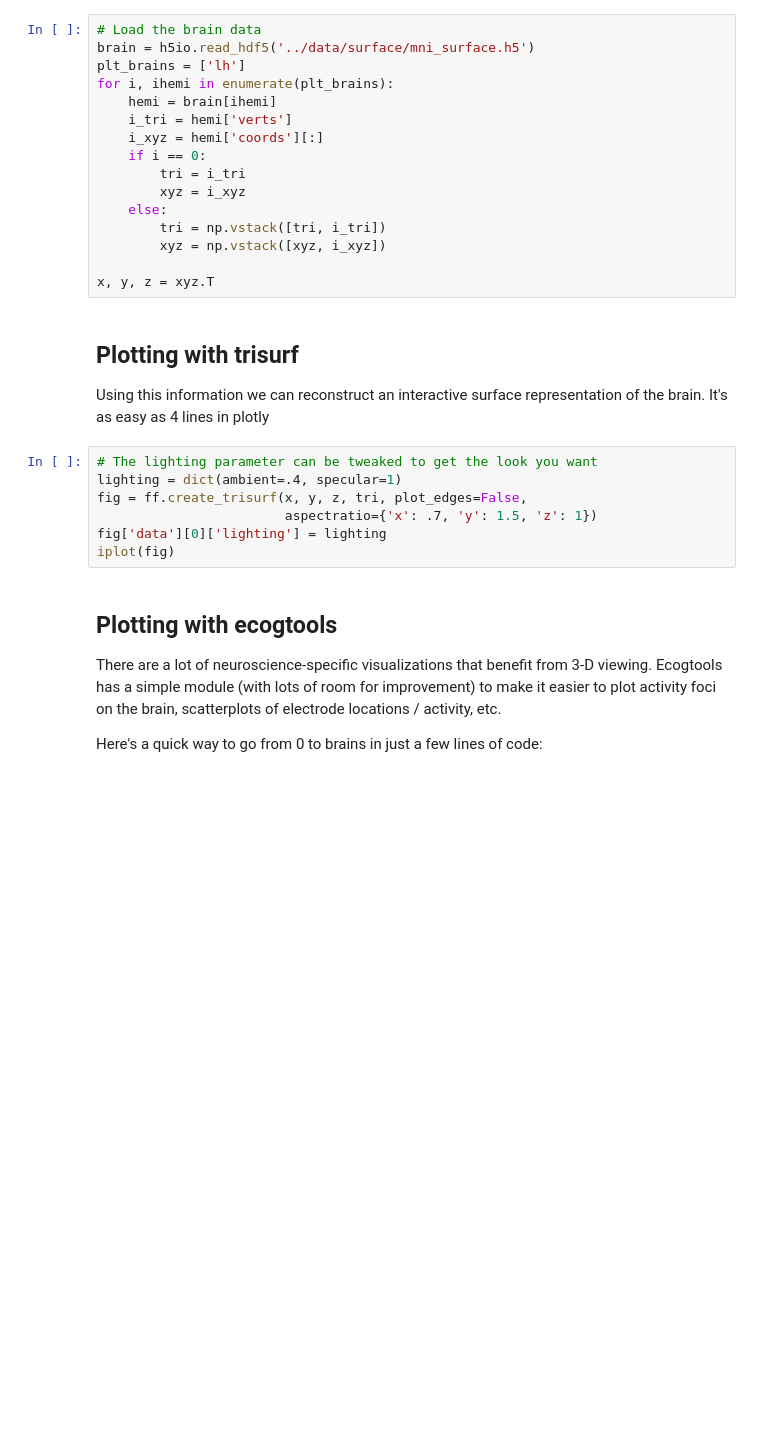
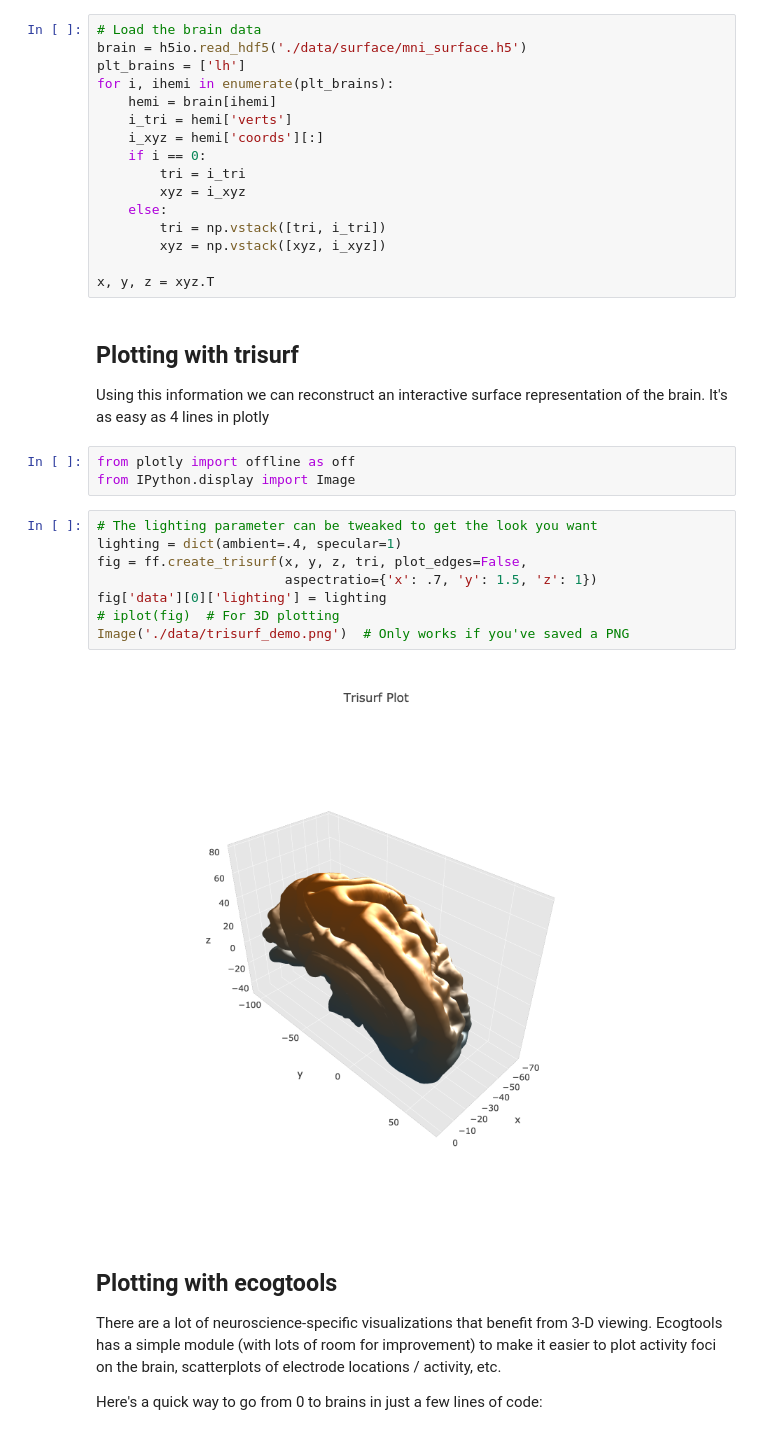
Before and after one commit to choldgraf/ecogtools, a Jupyter notebook: examples/3d_plots.ipynb, the cells around one changed output. Saved outputs shown, nothing was run; the diff lists cells and outputs as text; blank space fills up the shorter version.

```diff
--- a/examples/3d_plots.ipynb
+++ b/examples/3d_plots.ipynb
@@ -46,7 +52,7 @@ Now, we'll load a surface model of the brain. This is comprised of:
 * an n_triangles x 3 list of indices. Each row specifies 3 points in xyz that, when connected with lines, forms a triangle.
 # %%
 # Load the brain data
-brain = h5io.read_hdf5('../data/surface/mni_surface.h5')
+brain = h5io.read_hdf5('./data/surface/mni_surface.h5')
 plt_brains = ['lh']
 for i, ihemi in enumerate(plt_brains):
     hemi = brain[ihemi]
@@ -64,13 +70,19 @@ x, y, z = xyz.T
 ## Plotting with trisurf
 
 Using this information we can reconstruct an interactive surface representation of the brain. It's as easy as 4 lines in plotly
+# %%
+from plotly import offline as off
+from IPython.display import Image
 # %%
 # The lighting parameter can be tweaked to get the look you want
 lighting = dict(ambient=.4, specular=1)
 fig = ff.create_trisurf(x, y, z, tri, plot_edges=False,
                         aspectratio={'x': .7, 'y': 1.5, 'z': 1})
 fig['data'][0]['lighting'] = lighting
-iplot(fig)
+# iplot(fig)  # For 3D plotting
+Image('./data/trisurf_demo.png')  # Only works if you've saved a PNG
+# %% [output]
+[figure, added]
 # %% [markdown]
 ## Plotting with ecogtools
 There are a lot of neuroscience-specific visualizations that benefit from 3-D viewing. Ecogtools has a simple module (with lots of room for improvement) to make it easier to plot activity foci on the brain, scatterplots of electrode locations / activity, etc.
```
Also changed, not shown: parts of 5 cells of this notebook.
